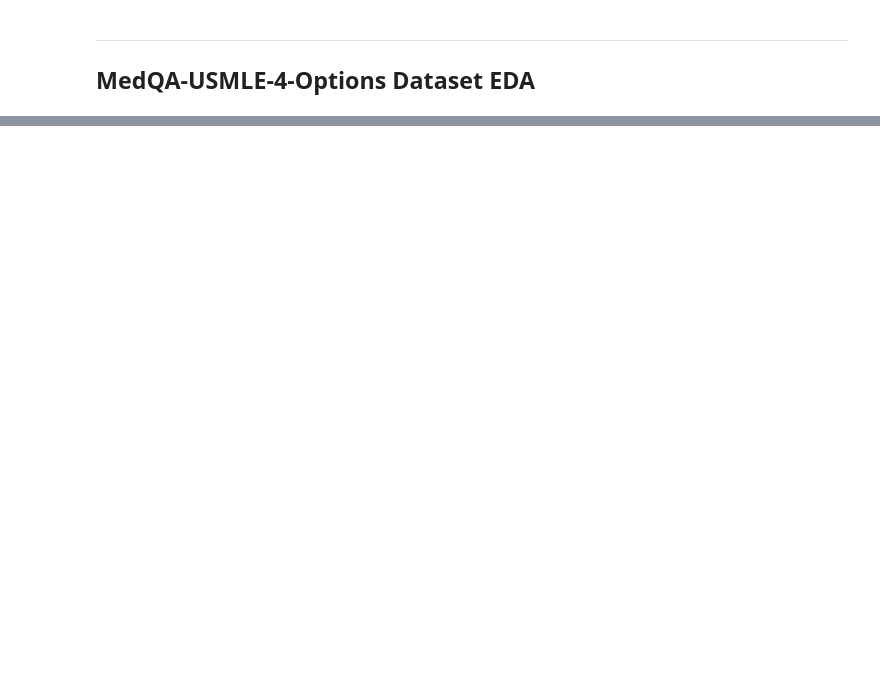
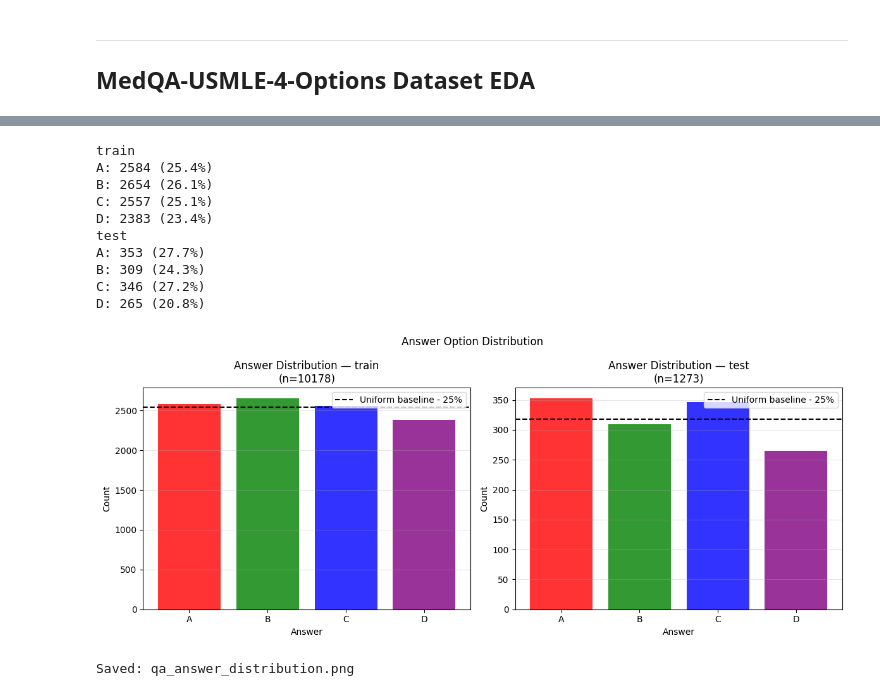
Before and after one commit to vonKleve/csci-e222-final-project, a Jupyter notebook: 00-eda.ipynb, the cells around one changed output, grey strips where cells are left out. Cells and saved outputs as stored; diff of their text form; code cells hidden in the pictures; blank space fills up the shorter version.

```diff
--- a/00-eda.ipynb
+++ b/00-eda.ipynb
@@ -301,32 +283,47 @@ for k, v in sample.items():
 # %%
-# QA: Answer Option Distribution (is there label bias?)
+# Answer Option Distribution
 import matplotlib.pyplot as plt
 import pandas as pd
 import numpy as np
 
 option_names = ['A', 'B', 'C', 'D']
 fig, axes = plt.subplots(1, 2, figsize=(12, 5))
 
 for ax, split in zip(axes, ['train', 'test']):
     if split not in qa_dataset:
         ax.set_visible(False)
         continue
     # answer_idx is a string: 'A', 'B', 'C', or 'D'
     answer_letters = qa_dataset[split]['answer_idx']
     counts = pd.Series(answer_letters).value_counts().reindex(option_names, fill_value=0)
-    ax.bar(option_names, counts.values, color=['steelblue', 'darkorange', 'green', 'red'], alpha=0.8)
-    ax.axhline(y=len(answer_letters) / 4, color='black', linestyle='--', linewidth=1.5, label='Random baseline (uniform)')
-    ax.set_xlabel('Correct Answer Option')
+    ax.bar(option_names, counts.values, color=['red', 'green', 'blue', 'purple'], alpha=0.8)
+    ax.axhline(y=len(answer_letters) / 4, color='black', linestyle='--', label='Uniform baseline - 25%')
+    ax.set_xlabel('Answer')
     ax.set_ylabel('Count')
-    ax.set_title(f'Answer Distribution — {split} split\n(n={len(answer_letters)})')
+    ax.set_title(f'Answer Distribution — {split}\n(n={len(answer_letters)})')
     ax.legend()
     ax.grid(True, axis='y', alpha=0.3)
-    for i, (opt, cnt) in enumerate(zip(option_names, counts.values)):
-        ax.text(i, cnt + 5, f'{cnt / len(answer_letters) * 100:.1f}%', ha='center', va='bottom', fontsize=9)
 
-plt.suptitle('MedQA-USMLE: Answer Option Distribution', fontsize=13, fontweight='bold')
+    print(split)
+    for opt, cnt in zip(option_names, counts.values):
+        print(f"{opt}: {cnt} ({cnt / len(answer_letters) * 100:.1f}%)")
+
+plt.suptitle('Answer Option Distribution')
 plt.tight_layout()
-plt.savefig('qa_answer_distribution.png', dpi=150, bbox_inches='tight')
+plt.savefig('qa_answer_distribution.png')
 plt.show()
 print("Saved: qa_answer_distribution.png")
+# %% [output]
+train
+A: 2584 (25.4%)
+B: 2654 (26.1%)
+C: 2557 (25.1%)
+D: 2383 (23.4%)
+test
+A: 353 (27.7%)
+B: 309 (24.3%)
+C: 346 (27.2%)
+D: 265 (20.8%)
+[figure, added]
+Saved: qa_answer_distribution.png
 # %%
```
Also changed, not shown: parts of 9 cells of this notebook.
